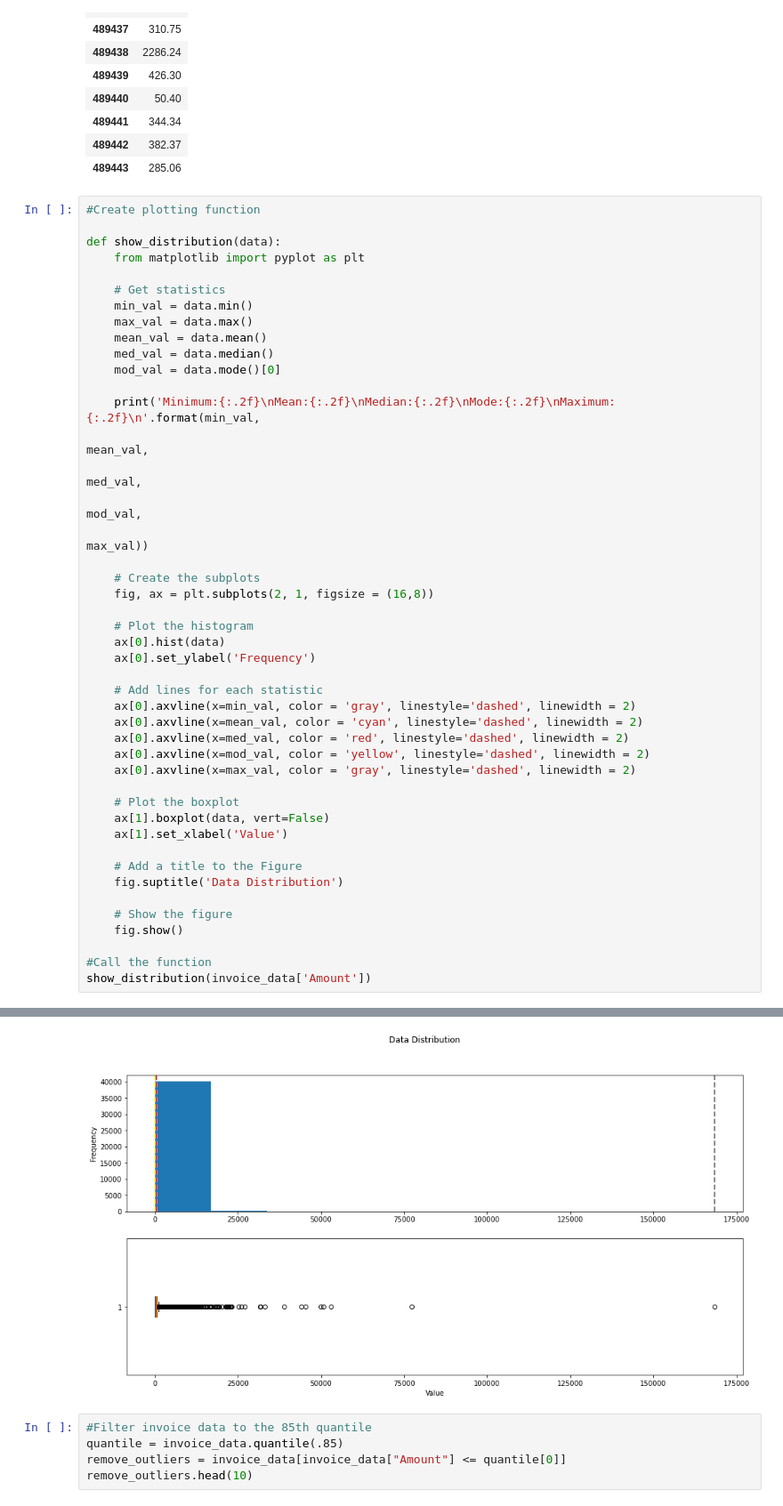
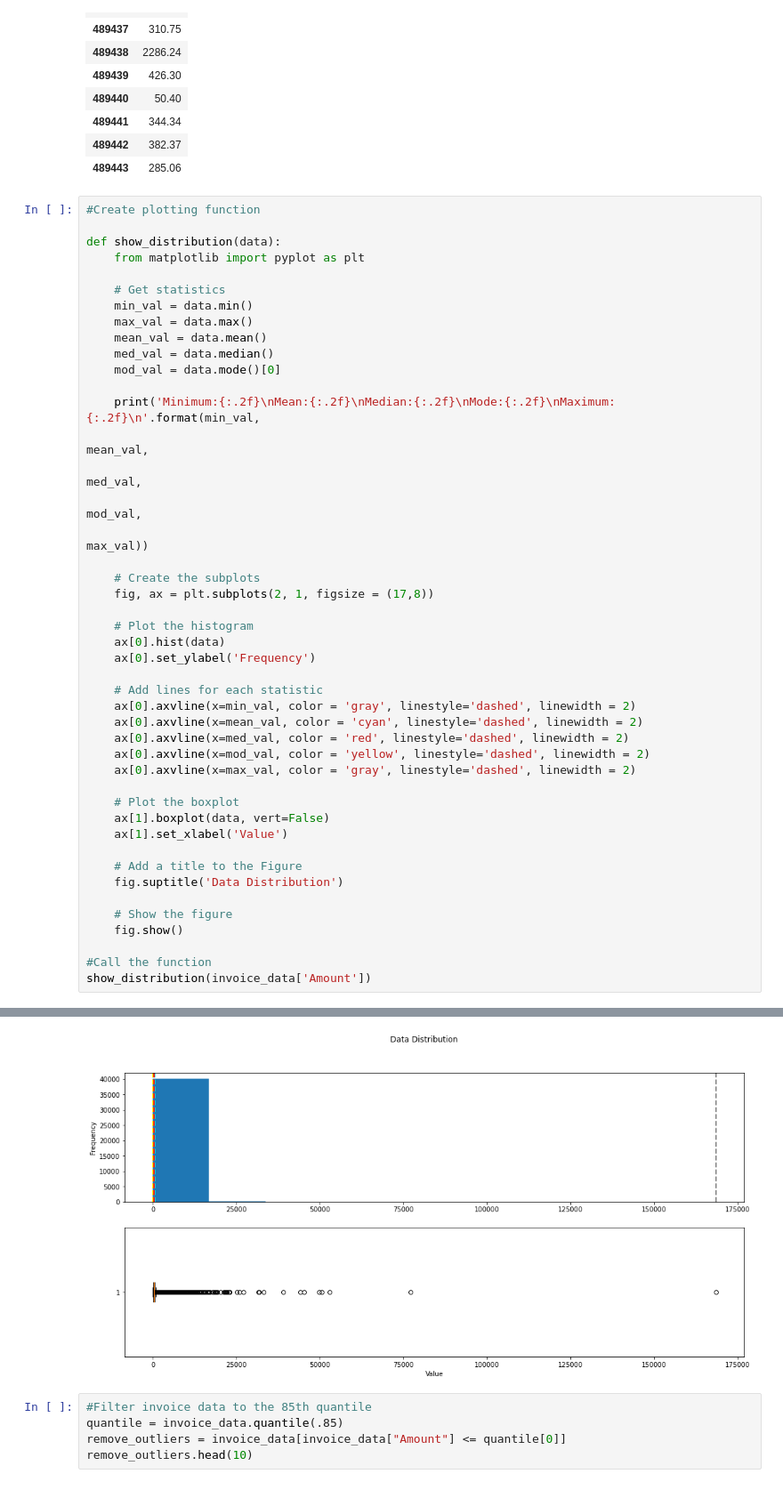
Before and after one commit to jarviscanada/jarvis_data_eng_MiguelDario, a Jupyter notebook: python_data_analytics/python_data_wrangling/retail_data_analytics_wrangling.ipynb, the cells around one changed output, grey strips where cells are left out. Shown: that part at 89% size. Drawn from its saved outputs; the diff is of its cells as text.

```diff
--- a/python_data_analytics/python_data_wrangling/retail_data_analytics_wrangling.ipynb
+++ b/python_data_analytics/python_data_wrangling/retail_data_analytics_wrangling.ipynb
@@ -151,38 +152,38 @@ def show_distribution(data):
                                                                                             max_val))
 
     # Create the subplots
-    fig, ax = plt.subplots(2, 1, figsize = (16,8))
+    fig, ax = plt.subplots(2, 1, figsize = (17,8))
 
     # Plot the histogram
     ax[0].hist(data)
     ax[0].set_ylabel('Frequency')
 
     # Add lines for each statistic
     ax[0].axvline(x=min_val, color = 'gray', linestyle='dashed', linewidth = 2)
     ax[0].axvline(x=mean_val, color = 'cyan', linestyle='dashed', linewidth = 2)
     ax[0].axvline(x=med_val, color = 'red', linestyle='dashed', linewidth = 2)
     ax[0].axvline(x=mod_val, color = 'yellow', linestyle='dashed', linewidth = 2)
     ax[0].axvline(x=max_val, color = 'gray', linestyle='dashed', linewidth = 2)
 
     # Plot the boxplot
     ax[1].boxplot(data, vert=False)
     ax[1].set_xlabel('Value')
 
     # Add a title to the Figure
     fig.suptitle('Data Distribution')
 
     # Show the figure
     fig.show()
 
 #Call the function
 show_distribution(invoice_data['Amount'])
 # %% [output]
 Minimum:0.19
 Mean:523.30
 Median:304.32
 Mode:15.00
 Maximum:168469.60
-[figure, old version]
+[figure, new version]
 # %%
 #Filter invoice data to the 85th quantile
 quantile = invoice_data.quantile(.85)
```
Also changed, not shown: parts of 33 cells of this notebook.
